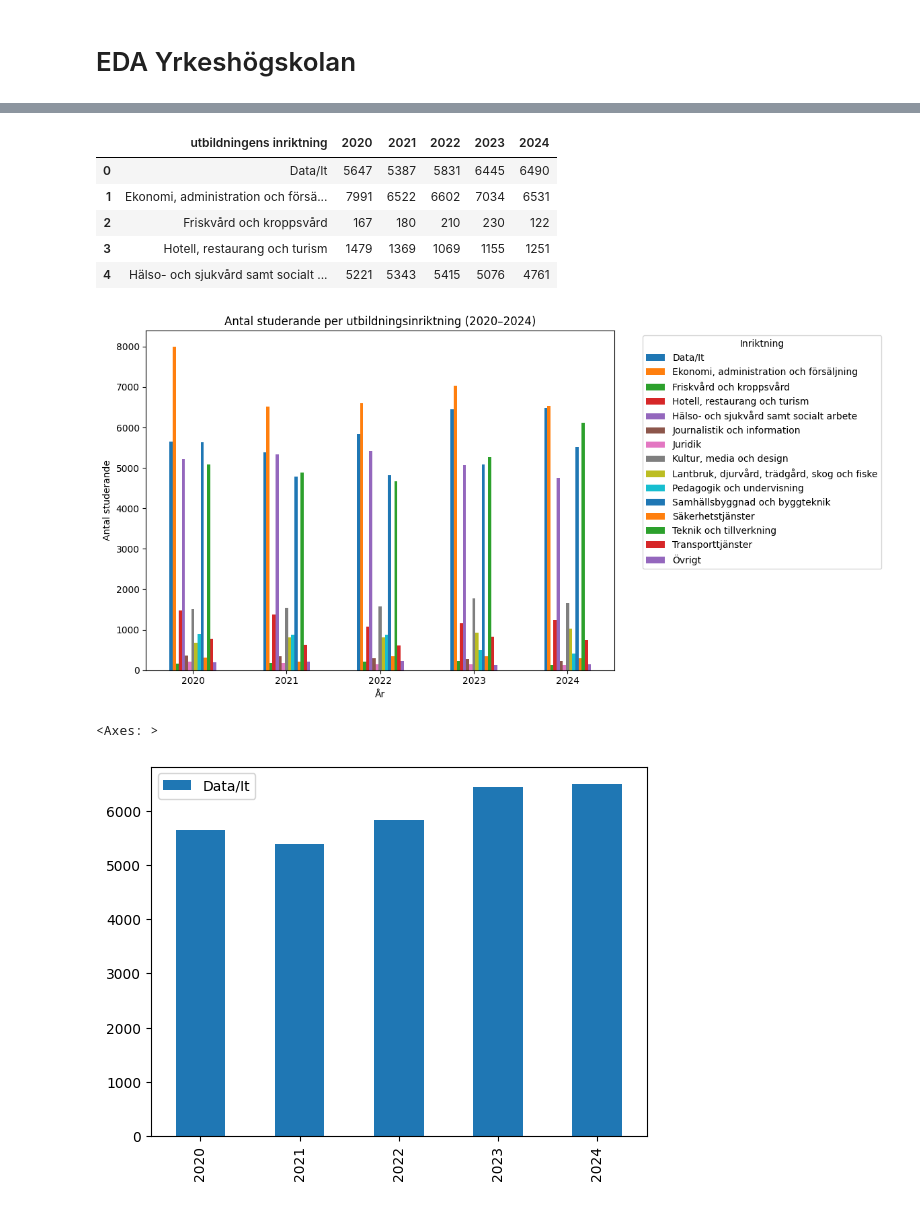
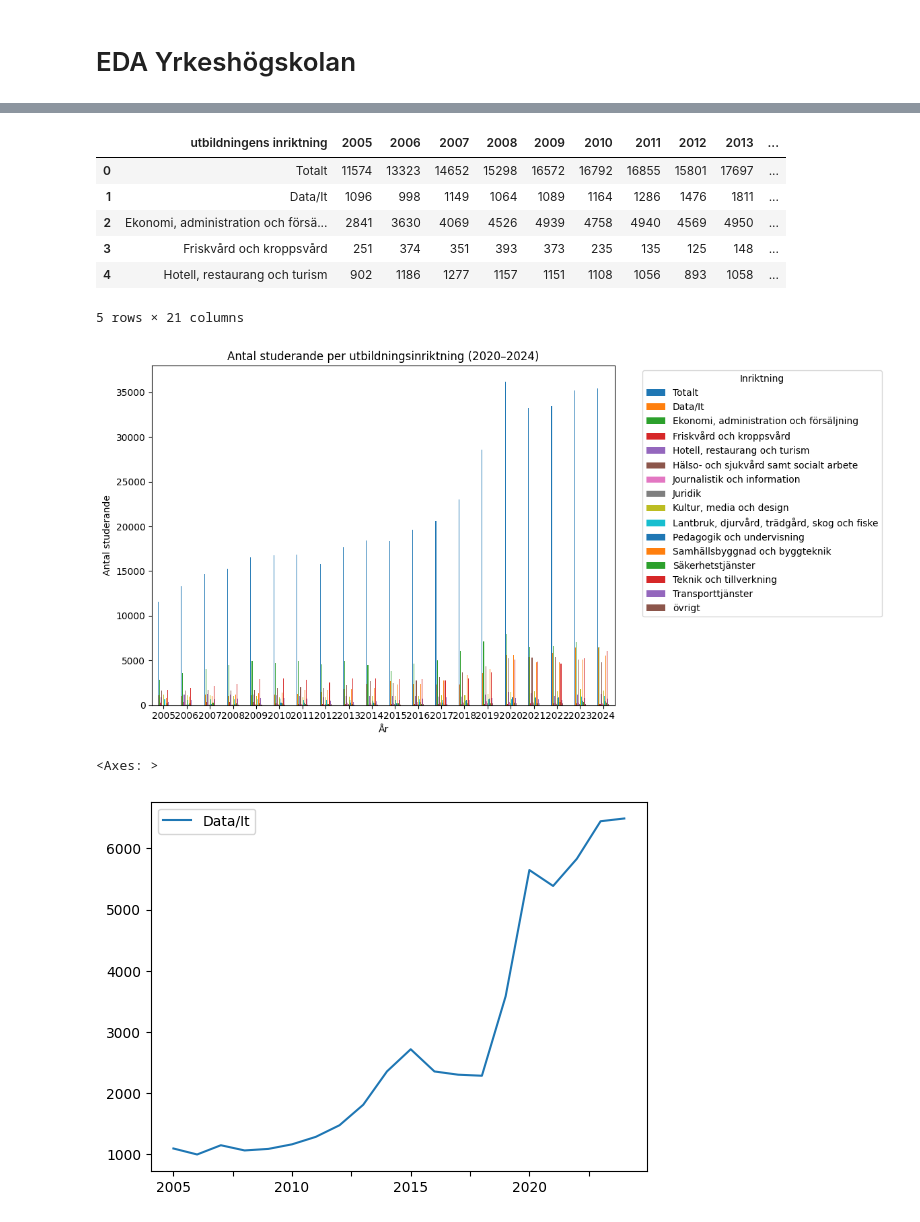
Before and after one commit to REAndreas/The_skool_grupp_3, a Jupyter notebook: eda/Andreas_EDA/Andreas_EDA.ipynb, the cells around one changed output, grey strips where cells are left out. Drawn from its saved outputs; the diff is of its cells as text; code cells hidden in the pictures.

```diff
--- a/eda/Andreas_EDA/Andreas_EDA.ipynb
+++ b/eda/Andreas_EDA/Andreas_EDA.ipynb
@@ -3,7 +3,7 @@
 # %%
 import pandas as pd
 
-df = pd.read_csv("data/Yrkeshogskolan.csv", encoding="ISO-8859-1")
+df = pd.read_csv("data/stud_utbildningsområde_övertid.csv")
 
 df.head()
 # %% [output]
@@ -76,12 +83,13 @@ df
 # %%
 df.head()
 # %% [output]
-|  | utbildningens inriktning | 2020 | 2021 | 2022 | 2023 | 2024 |
-| 0 | Data/It | 5647 | 5387 | 5831 | 6445 | 6490 |
-| 1 | Ekonomi, administration och försä... | 7991 | 6522 | 6602 | 7034 | 6531 |
-| 2 | Friskvård och kroppsvård | 167 | 180 | 210 | 230 | 122 |
-| 3 | Hotell, restaurang och turism | 1479 | 1369 | 1069 | 1155 | 1251 |
-| 4 | Hälso- och sjukvård samt socialt ... | 5221 | 5343 | 5415 | 5076 | 4761 |
+|  | utbildningens inriktning | 2005 | 2006 | 2007 | 2008 | 2009 | 2010 | 2011 | 2012 | 2013 | ... |
+| 0 | Totalt | 11574 | 13323 | 14652 | 15298 | 16572 | 16792 | 16855 | 15801 | 17697 | ... |
+| 1 | Data/It | 1096 | 998 | 1149 | 1064 | 1089 | 1164 | 1286 | 1476 | 1811 | ... |
+| 2 | Ekonomi, administration och försä... | 2841 | 3630 | 4069 | 4526 | 4939 | 4758 | 4940 | 4569 | 4950 | ... |
+| 3 | Friskvård och kroppsvård | 251 | 374 | 351 | 393 | 373 | 235 | 135 | 125 | 148 | ... |
+| 4 | Hotell, restaurang och turism | 902 | 1186 | 1277 | 1157 | 1151 | 1108 | 1056 | 893 | 1058 | ... |
+5 rows × 21 columns
 # %%
 import matplotlib.pyplot as plt
 import numpy as np
@@ -102,11 +110,11 @@ plt.legend(title="Inriktning", bbox_to_anchor=(1.05, 1), loc='upper left')
 plt.tight_layout()
 plt.show()
 # %% [output]
-[figure, old version]
+[figure, new version]
 # %%
 df_plot.to_csv("data/Yrkeshogskolan_transformed.csv")
 # %%
-df_plot.plot(kind="bar", y="Data/It")
+df_plot.plot(kind="line", y="Data/It")
 # %% [output]
 <Axes: >
-[figure, old version]
+[figure, new version]
```
Also changed, not shown: parts of 4 cells of this notebook, 3 other files.
